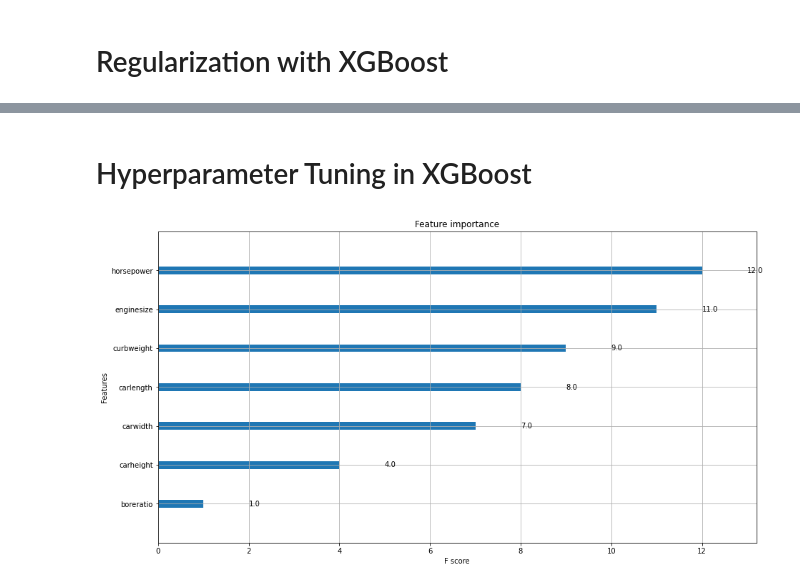
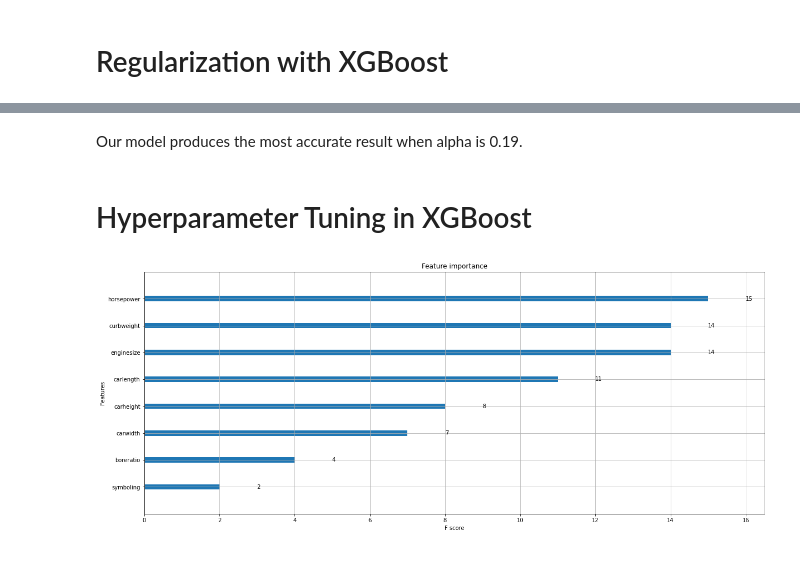
Before and after one commit to serhanoner/data_science_projects, a Jupyter notebook: Car_Price_Prediction_v2.ipynb, the cells around one changed output, grey strips where cells are left out. Cells and saved outputs as stored; diff of their text form; code cells hidden in the pictures.

```diff
--- a/Car_Price_Prediction_v2.ipynb
+++ b/Car_Price_Prediction_v2.ipynb
@@ -529,3 +679,6 @@ Winsorization on enginesize didnt help us.
+# %%
+numerical_columns_df['winsorized_enginesize'] = corr_features['winsorized_enginesize']
+numerical_columns_df['cararea'] = corr_features['cararea']
 # %% [markdown]
 # Creating the 1st Linear Reg Model
 # %%
@@ -1339,0 +1362,3 @@ plt.show()
+# %%
+numerical_columns_df['box_cox_price'] = car_df['boxcox_price']
+numerical_columns_df.head()
@@ -1418,0 +1552,2 @@ RandomForestRegressor(n_estimators=15, random_state=2)
+# %%
+numerical_columns_df['price'] = car_df['price']
@@ -1692,7 +1742,7 @@ import xgboost as xgb
 Y = numerical_columns_df['price']
 X = numerical_columns_df[['symboling', 'carlength', 'carwidth', 'carheight','curbweight','enginesize','boreratio','horsepower']]
 
-X_train, X_test, y_train, y_test = train_test_split(X, y, test_size=0.155, random_state=123)
+X_train, X_test, y_train, y_test = train_test_split(X, Y, test_size=0.15, random_state=123)
 
 xg_reg = xgb.XGBRegressor(objective ='reg:squarederror', seed=123)
 # %%
@@ -1854,21 +1840,25 @@ Best 11 values:
+# %% [markdown]
+Our model produces the most accurate result when alpha is 0.19.
 # %% [markdown]
 # Hyperparameter Tuning in XGBoost
 # %%
-# Most important features wrt. to depth level 3
+Y = numerical_columns_df['price']
+X = numerical_columns_df[['symboling', 'carlength', 'carwidth', 'carheight','curbweight','enginesize','boreratio','horsepower']]
+
+car_prices_dmatrix = xgb.DMatrix(data=X, label=Y)
+
 best_parameters = {'objective':'reg:squarederror',
                        'colsample_bytree': 0.7,
                        'gamma': 0.1,
                        'learning_rate': 0.3,
-                       'max_depth': 3,
+                       'max_depth': 4,
                        'min_child_weight': 3
                       }
 
-car_prices_model = xgb.train(params=best_parameters,
-                             dtrain=car_prices_dmatrix,
-                             num_boost_round=10)
+car_prices_model = xgb.train(params=best_parameters, dtrain=car_prices_dmatrix, num_boost_round=10)
 
 ax = xgb.plot_importance(car_prices_model)
-ax.figure.set_size_inches(15,8)
+ax.figure.set_size_inches(20,8)
 plt.show()
 # %% [output]
-[figure, old version]
+[figure, new version]
```
Also changed, not shown: parts of 251 cells of this notebook.
